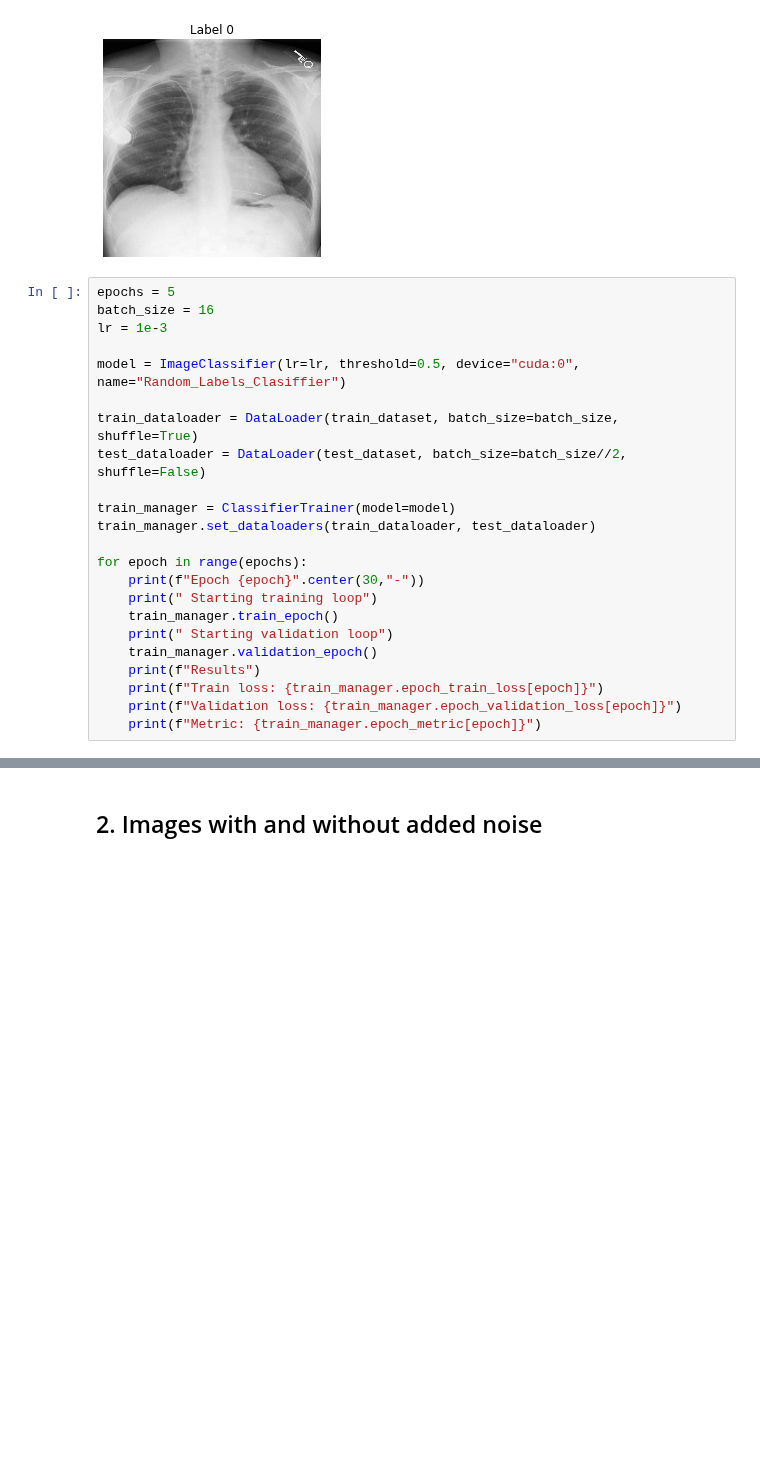
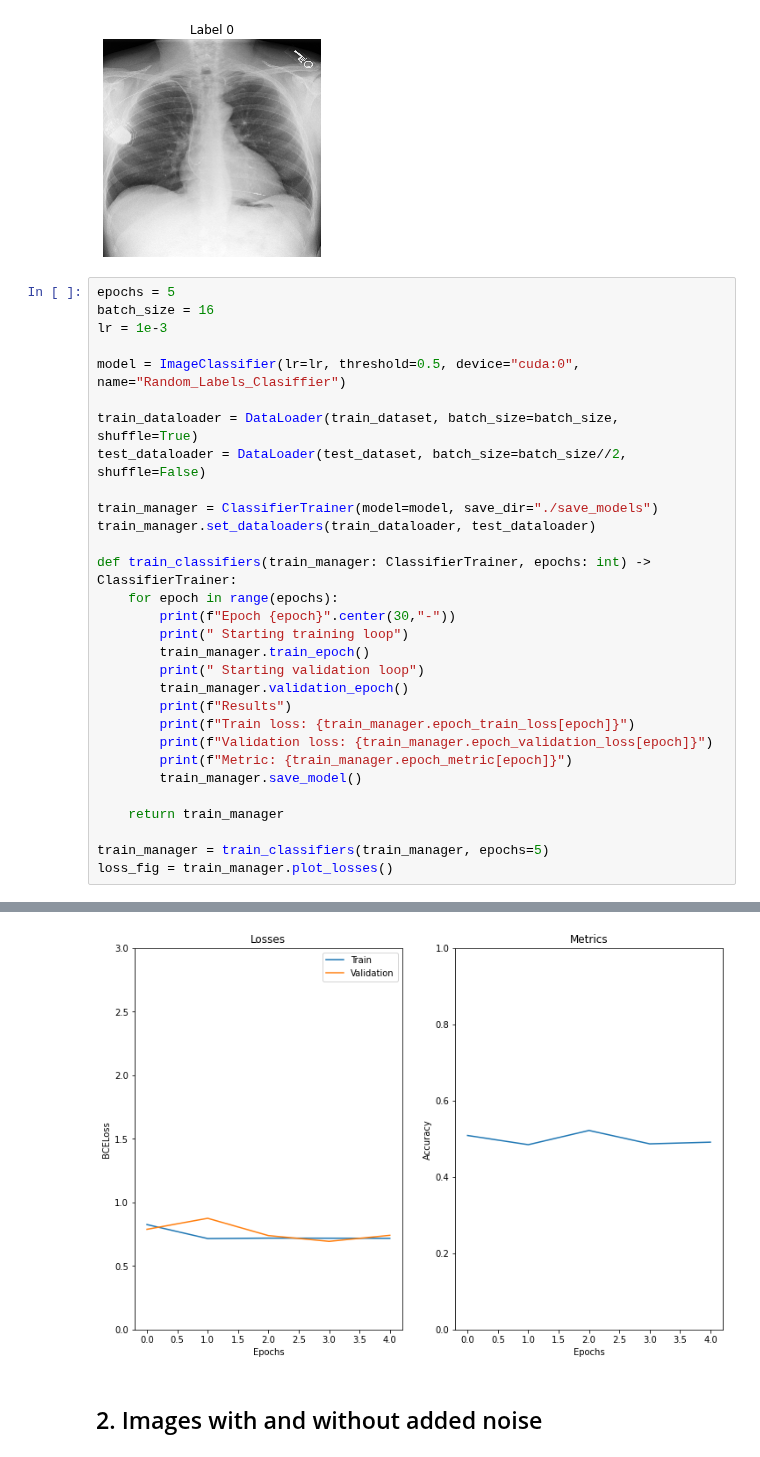
Before and after one commit to Juanki0396/TFG, a Jupyter notebook: train_classifier.ipynb, the cells around one changed output, grey strips where cells are left out. Saved outputs shown, nothing was run; the diff lists cells and outputs as text; blank space fills up the shorter version.

```diff
--- a/train_classifier.ipynb
+++ b/train_classifier.ipynb
@@ -49,19 +54,26 @@ model = ImageClassifier(lr=lr, threshold=0.5, device="cuda:0", name="Random_Labe
 train_dataloader = DataLoader(train_dataset, batch_size=batch_size, shuffle=True)
 test_dataloader = DataLoader(test_dataset, batch_size=batch_size//2, shuffle=False)
 
-train_manager = ClassifierTrainer(model=model)
+train_manager = ClassifierTrainer(model=model, save_dir="./save_models")
 train_manager.set_dataloaders(train_dataloader, test_dataloader)
 
-for epoch in range(epochs):
-    print(f"Epoch {epoch}".center(30,"-"))
-    print(" Starting training loop")
-    train_manager.train_epoch()
-    print(" Starting validation loop")
-    train_manager.validation_epoch()
-    print(f"Results")
-    print(f"Train loss: {train_manager.epoch_train_loss[epoch]}")
-    print(f"Validation loss: {train_manager.epoch_validation_loss[epoch]}")
-    print(f"Metric: {train_manager.epoch_metric[epoch]}")
+def train_classifiers(train_manager: ClassifierTrainer, epochs: int) -> ClassifierTrainer:
+    for epoch in range(epochs):
+        print(f"Epoch {epoch}".center(30,"-"))
+        print(" Starting training loop")
+        train_manager.train_epoch()
+        print(" Starting validation loop")
+        train_manager.validation_epoch()
+        print(f"Results")
+        print(f"Train loss: {train_manager.epoch_train_loss[epoch]}")
+        print(f"Validation loss: {train_manager.epoch_validation_loss[epoch]}")
+        print(f"Metric: {train_manager.epoch_metric[epoch]}")
+        train_manager.save_model()
+
+    return train_manager
+
+train_manager = train_classifiers(train_manager, epochs=5)
+loss_fig = train_manager.plot_losses()
 # %% [output]
 -----------Epoch 0------------
  Starting training loop
@@ -86,3 +95,4 @@ Metric: 0.5153508771929824
+[figure, added]
 # %% [markdown]
 ## 2. Images with and without added noise
 # %%
```
Also changed, not shown: parts of 7 cells of this notebook.
